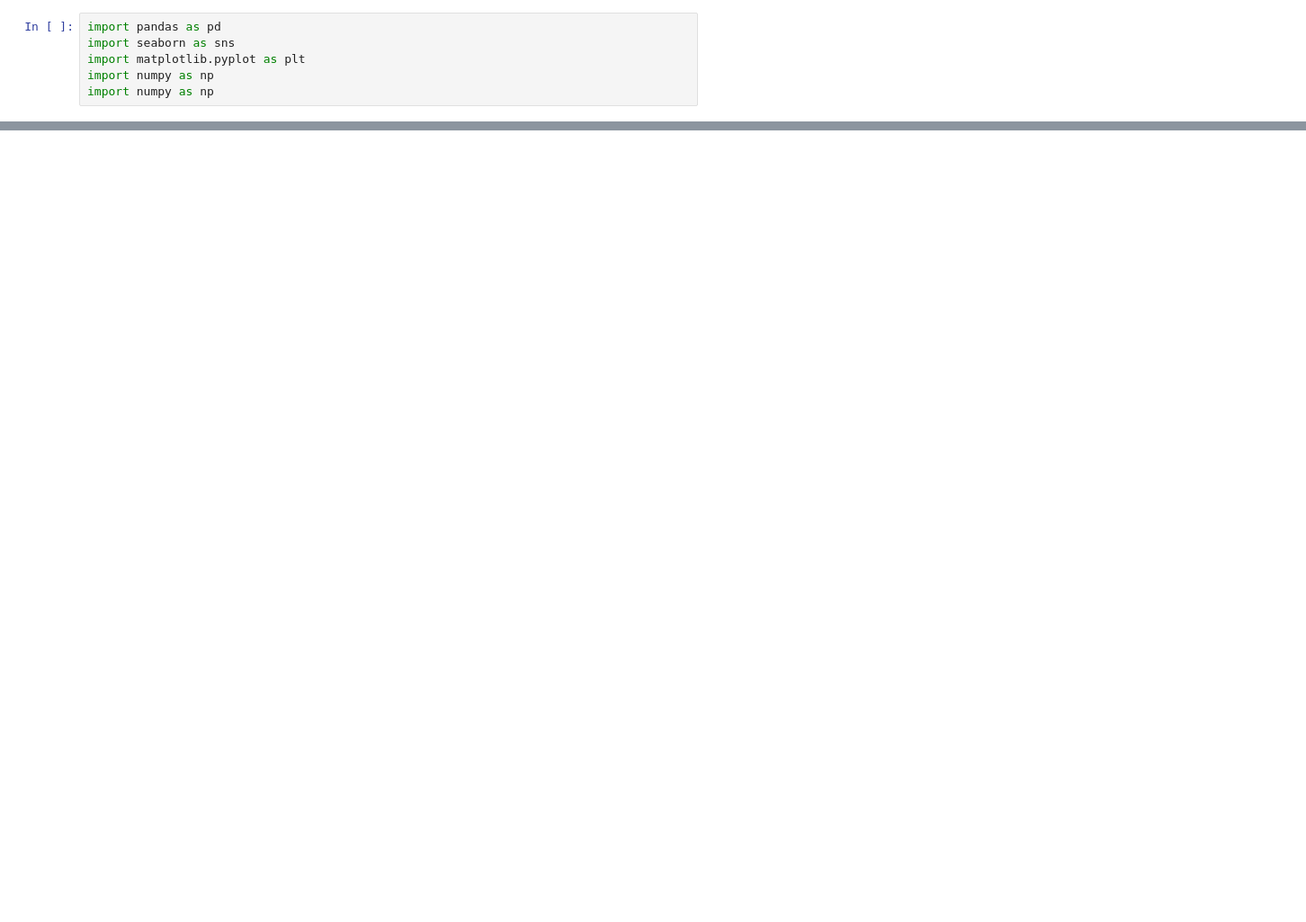
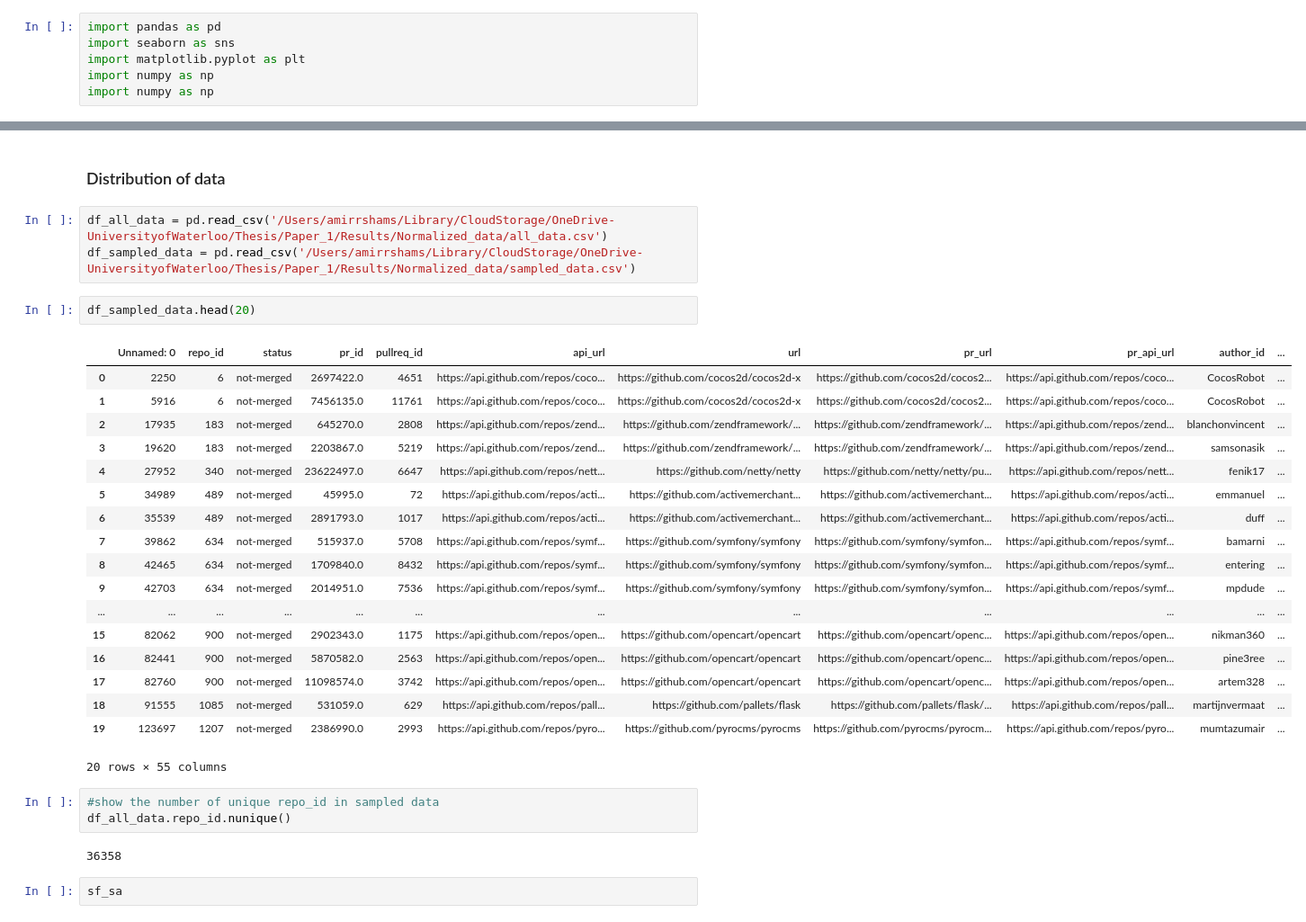
Before and after one commit to amirrshams/PR-comment-classifier, a Jupyter notebook: Dataset_mining/RQ2_results.ipynb, the cells around one changed output, grey strips where cells are left out. Shown at 90% size. Drawn from its saved outputs; the diff is of its cells as text; blank space fills up the shorter version.

Commit message:
modified how the results show and comparing model script

```diff
--- a/Dataset_mining/RQ2_results.ipynb
+++ b/Dataset_mining/RQ2_results.ipynb
@@ -110,0 +180,33 @@ plt.show()
+# %% [markdown]
+### Distribution of data
+# %%
+df_all_data = pd.read_csv('/Users/amirrshams/Library/CloudStorage/OneDrive-UniversityofWaterloo/Thesis/Paper_1/Results/Normalized_data/all_data.csv')
+df_sampled_data = pd.read_csv('/Users/amirrshams/Library/CloudStorage/OneDrive-UniversityofWaterloo/Thesis/Paper_1/Results/Normalized_data/sampled_data.csv')
+# %%
+df_sampled_data.head(20)
+# %% [output]
+|  | Unnamed: 0 | repo_id | status | pr_id | pullreq_id | api_url | url | pr_url | pr_api_url | author_id | ... |
+| 0 | 2250 | 6 | not-merged | 2697422.0 | 4651 | https://api.github.com/repos/coco... | https://github.com/cocos2d/cocos2d-x | https://github.com/cocos2d/cocos2... | https://api.github.com/repos/coco... | CocosRobot | ... |
+| 1 | 5916 | 6 | not-merged | 7456135.0 | 11761 | https://api.github.com/repos/coco... | https://github.com/cocos2d/cocos2d-x | https://github.com/cocos2d/cocos2... | https://api.github.com/repos/coco... | CocosRobot | ... |
+| 2 | 17935 | 183 | not-merged | 645270.0 | 2808 | https://api.github.com/repos/zend... | https://github.com/zendframework/... | https://github.com/zendframework/... | https://api.github.com/repos/zend... | blanchonvincent | ... |
+| 3 | 19620 | 183 | not-merged | 2203867.0 | 5219 | https://api.github.com/repos/zend... | https://github.com/zendframework/... | https://github.com/zendframework/... | https://api.github.com/repos/zend... | samsonasik | ... |
+| 4 | 27952 | 340 | not-merged | 23622497.0 | 6647 | https://api.github.com/repos/nett... | https://github.com/netty/netty | https://github.com/netty/netty/pu... | https://api.github.com/repos/nett... | fenik17 | ... |
+| 5 | 34989 | 489 | not-merged | 45995.0 | 72 | https://api.github.com/repos/acti... | https://github.com/activemerchant... | https://github.com/activemerchant... | https://api.github.com/repos/acti... | emmanuel | ... |
+| 6 | 35539 | 489 | not-merged | 2891793.0 | 1017 | https://api.github.com/repos/acti... | https://github.com/activemerchant... | https://github.com/activemerchant... | https://api.github.com/repos/acti... | duff | ... |
+| 7 | 39862 | 634 | not-merged | 515937.0 | 5708 | https://api.github.com/repos/symf... | https://github.com/symfony/symfony | https://github.com/symfony/symfon... | https://api.github.com/repos/symf... | bamarni | ... |
+| 8 | 42465 | 634 | not-merged | 1709840.0 | 8432 | https://api.github.com/repos/symf... | https://github.com/symfony/symfony | https://github.com/symfony/symfon... | https://api.github.com/repos/symf... | entering | ... |
+| 9 | 42703 | 634 | not-merged | 2014951.0 | 7536 | https://api.github.com/repos/symf... | https://github.com/symfony/symfony | https://github.com/symfony/symfon... | https://api.github.com/repos/symf... | mpdude | ... |
+| ... | ... | ... | ... | ... | ... | ... | ... | ... | ... | ... | ... |
+| 15 | 82062 | 900 | not-merged | 2902343.0 | 1175 | https://api.github.com/repos/open... | https://github.com/opencart/opencart | https://github.com/opencart/openc... | https://api.github.com/repos/open... | nikman360 | ... |
+| 16 | 82441 | 900 | not-merged | 5870582.0 | 2563 | https://api.github.com/repos/open... | https://github.com/opencart/opencart | https://github.com/opencart/openc... | https://api.github.com/repos/open... | pine3ree | ... |
+| 17 | 82760 | 900 | not-merged | 11098574.0 | 3742 | https://api.github.com/repos/open... | https://github.com/opencart/opencart | https://github.com/opencart/openc... | https://api.github.com/repos/open... | artem328 | ... |
+| 18 | 91555 | 1085 | not-merged | 531059.0 | 629 | https://api.github.com/repos/pall... | https://github.com/pallets/flask | https://github.com/pallets/flask/... | https://api.github.com/repos/pall... | martijnvermaat | ... |
+| 19 | 123697 | 1207 | not-merged | 2386990.0 | 2993 | https://api.github.com/repos/pyro... | https://github.com/pyrocms/pyrocms | https://github.com/pyrocms/pyrocm... | https://api.github.com/repos/pyro... | mumtazumair | ... |
+20 rows × 55 columns
+# %%
+#show the number of unique repo_id in sampled data
+df_all_data.repo_id.nunique()
+# %% [output]
+36358
+# %%
+sf_sa
```
Also changed, not shown: parts of 7 cells of this notebook, 1 other file.
